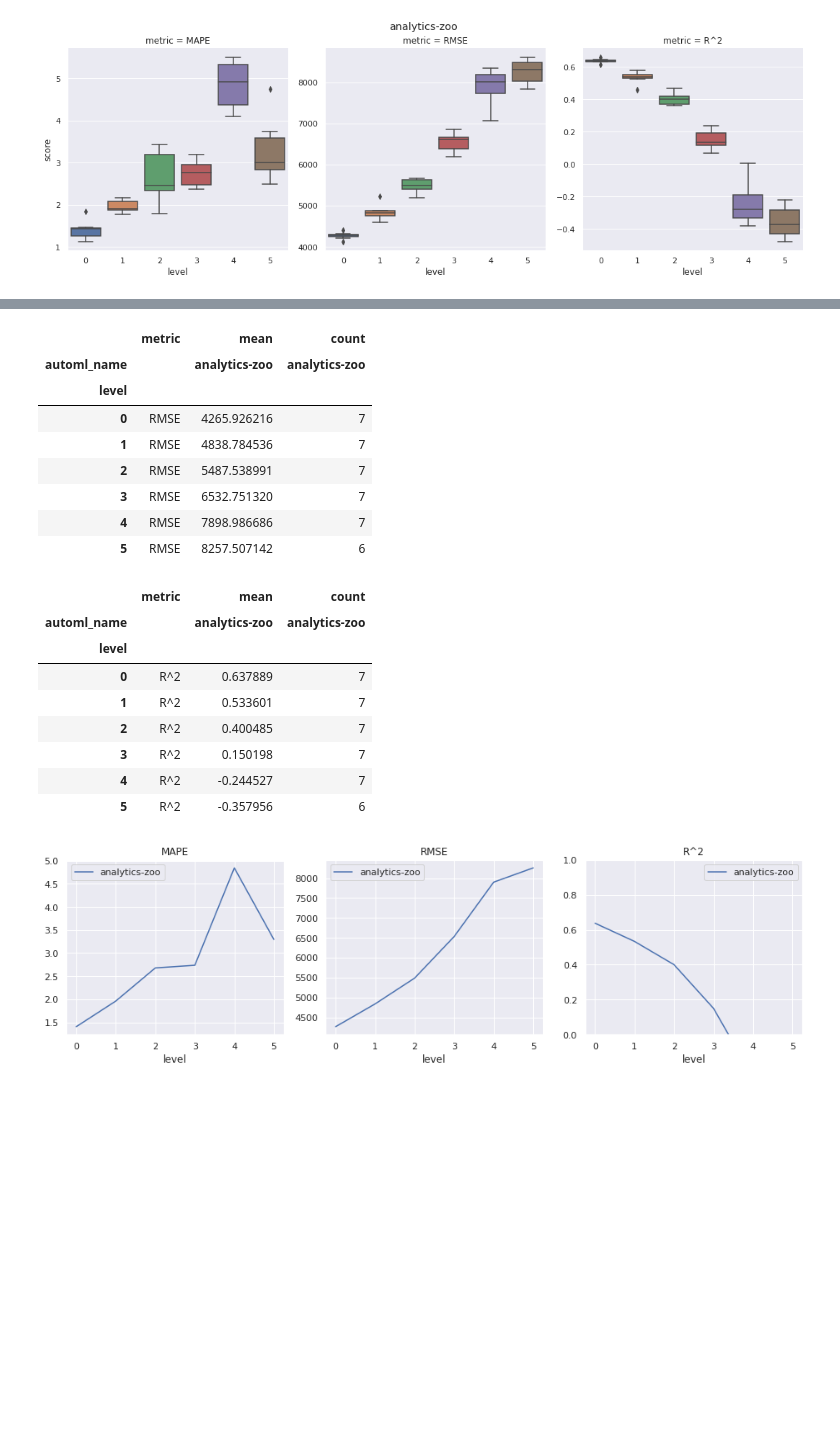
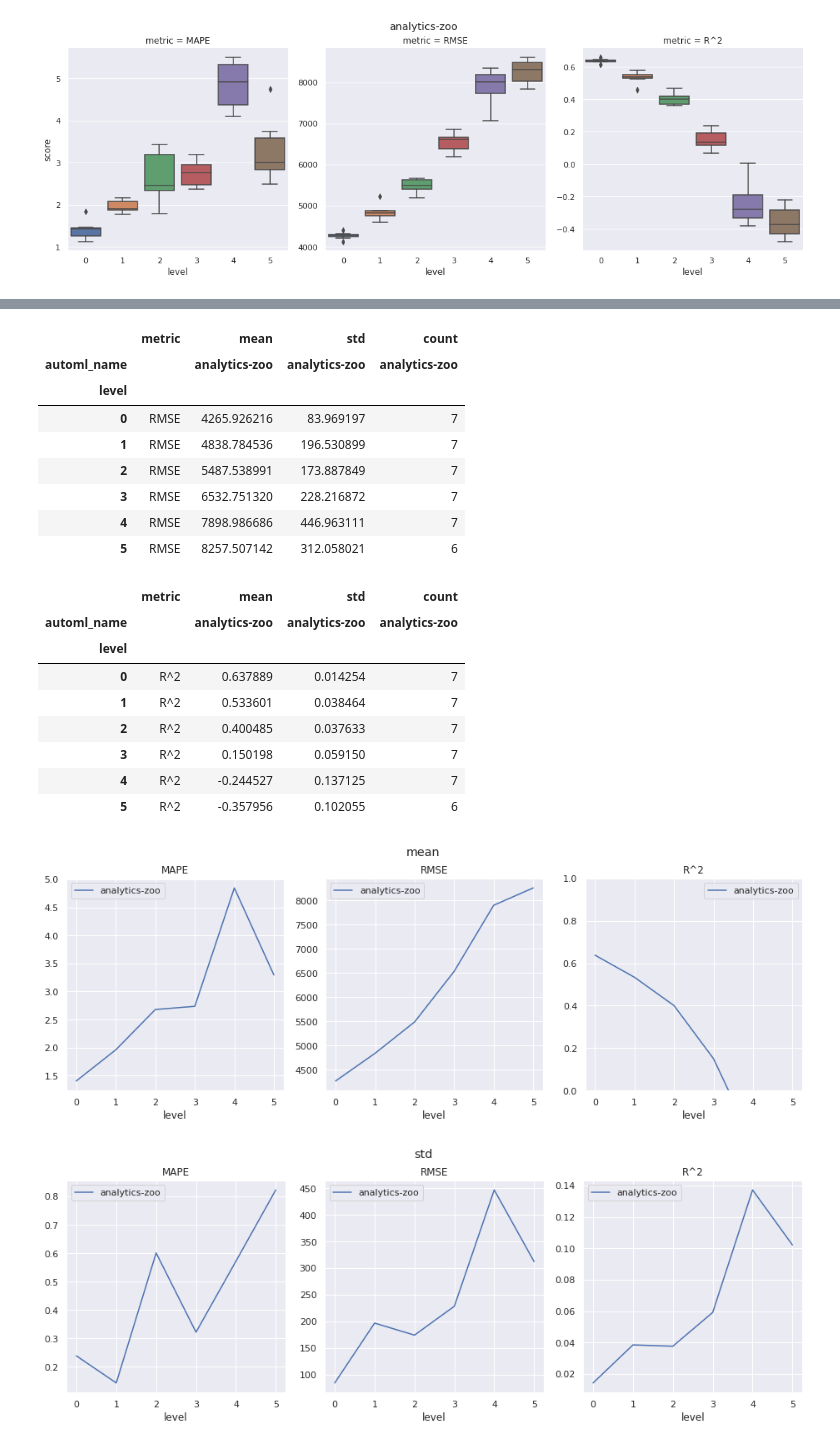
Before and after one commit to thalvari/AutoML_Timeseries, a Jupyter notebook: nyc_taxi_outliers_1h.ipynb, the cells around one changed output, grey strips where cells are left out. Drawn from its saved outputs; the diff is of its cells as text; code cells hidden in the pictures; blank space fills up the shorter version.

Commit message:
add metric std plots

```diff
--- a/nyc_taxi_outliers_1h.ipynb
+++ b/nyc_taxi_outliers_1h.ipynb
@@ -228,17 +228,25 @@ for automl_name in automl_names:
 # %% [output]
 [figure]
 # %%
-fig, axes = plt.subplots(1, 3, figsize=(13, 4))
-for ax, metric in zip(axes.flatten(), ["MAPE", "RMSE", "R^2"]):
+fig_mean, axes_mean = plt.subplots(1, 3, figsize=(13, 5))
+fig_std, axes_std = plt.subplots(1, 3, figsize=(13, 5))
+for i, metric in enumerate(["MAPE", "RMSE", "R^2"]):
     df = df_results[df_results["metric"] == metric]
-    df = df.groupby(["level", "automl_name"])["score"].aggregate(["mean", "count"]).unstack()
+    df = df.groupby(["level", "automl_name"])["score"].aggregate(["mean", "std", "count"]).unstack()
     df["metric"] = metric
-    df = df[["metric", "mean", "count"]]
-    display(df)
-    df_ = df.drop(["metric", "count"], axis=1)["mean"]
+    df = df[["metric", "mean", "std", "count"]]
+    display(df.round(decimals=6))
+    df_ = df["mean"]
     df_.columns.name = None
-    df_.plot(ax=ax, title=metric)
-axes.flatten()[2].set_ylim(0, 1)
-plt.tight_layout()
-plt.show()
+    df_.plot(ax=axes_mean.flatten()[i], title=metric)
+    df_ = df["std"]
+    df_.columns.name = None
+    df_.plot(ax=axes_std.flatten()[i], title=metric)
+axes_mean.flatten()[2].set_ylim(0, 1)
+fig_mean.suptitle("mean", y=0.95)
+fig_mean.tight_layout()
+fig_mean.show()
+fig_std.suptitle("std", y=0.95)
+fig_std.tight_layout()
+fig_std.show()
 # %% [output]
@@ -254,19 +262,20 @@ plt.show()
-|  | metric | mean | count |
-| automl_name |  | analytics-zoo | analytics-zoo |
-| level |  |  |  |
-| 0 | RMSE | 4265.926216 | 7 |
-| 1 | RMSE | 4838.784536 | 7 |
-| 2 | RMSE | 5487.538991 | 7 |
-| 3 | RMSE | 6532.751320 | 7 |
-| 4 | RMSE | 7898.986686 | 7 |
-| 5 | RMSE | 8257.507142 | 6 |
+|  | metric | mean | std | count |
+| automl_name |  | analytics-zoo | analytics-zoo | analytics-zoo |
+| level |  |  |  |  |
+| 0 | RMSE | 4265.926216 | 83.969197 | 7 |
+| 1 | RMSE | 4838.784536 | 196.530899 | 7 |
+| 2 | RMSE | 5487.538991 | 173.887849 | 7 |
+| 3 | RMSE | 6532.751320 | 228.216872 | 7 |
+| 4 | RMSE | 7898.986686 | 446.963111 | 7 |
+| 5 | RMSE | 8257.507142 | 312.058021 | 6 |
-|  | metric | mean | count |
-| automl_name |  | analytics-zoo | analytics-zoo |
-| level |  |  |  |
-| 0 | R^2 | 0.637889 | 7 |
-| 1 | R^2 | 0.533601 | 7 |
-| 2 | R^2 | 0.400485 | 7 |
-| 3 | R^2 | 0.150198 | 7 |
-| 4 | R^2 | -0.244527 | 7 |
-| 5 | R^2 | -0.357956 | 6 |
+|  | metric | mean | std | count |
+| automl_name |  | analytics-zoo | analytics-zoo | analytics-zoo |
+| level |  |  |  |  |
+| 0 | R^2 | 0.637889 | 0.014254 | 7 |
+| 1 | R^2 | 0.533601 | 0.038464 | 7 |
+| 2 | R^2 | 0.400485 | 0.037633 | 7 |
+| 3 | R^2 | 0.150198 | 0.059150 | 7 |
+| 4 | R^2 | -0.244527 | 0.137125 | 7 |
+| 5 | R^2 | -0.357956 | 0.102055 | 6 |
-[figure, old version]
+[figure, new version]
+[figure, added]
```
Also changed, not shown: parts of 1 cell of this notebook, 3 other files.
